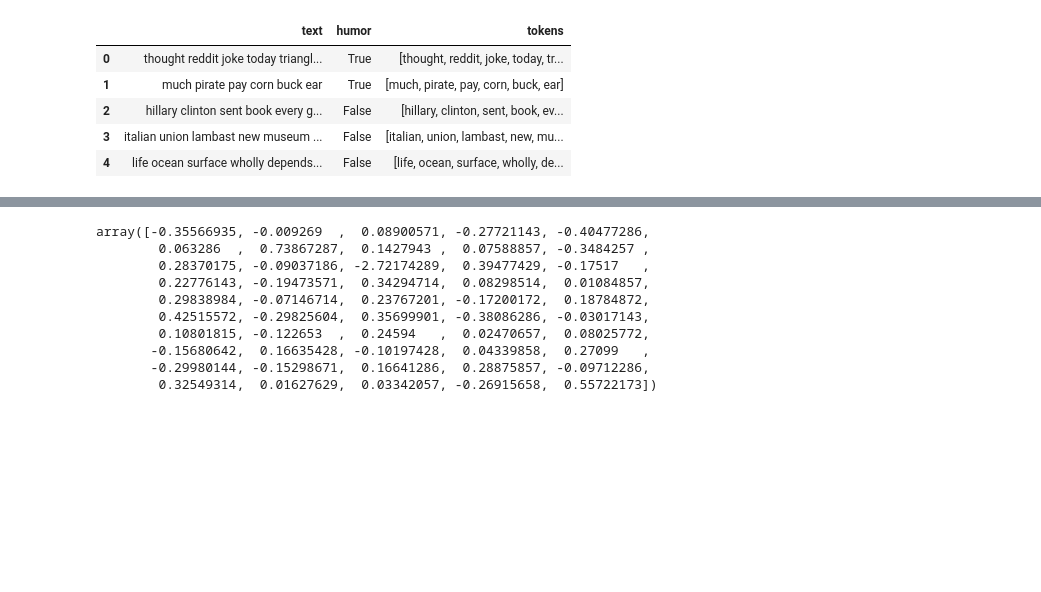
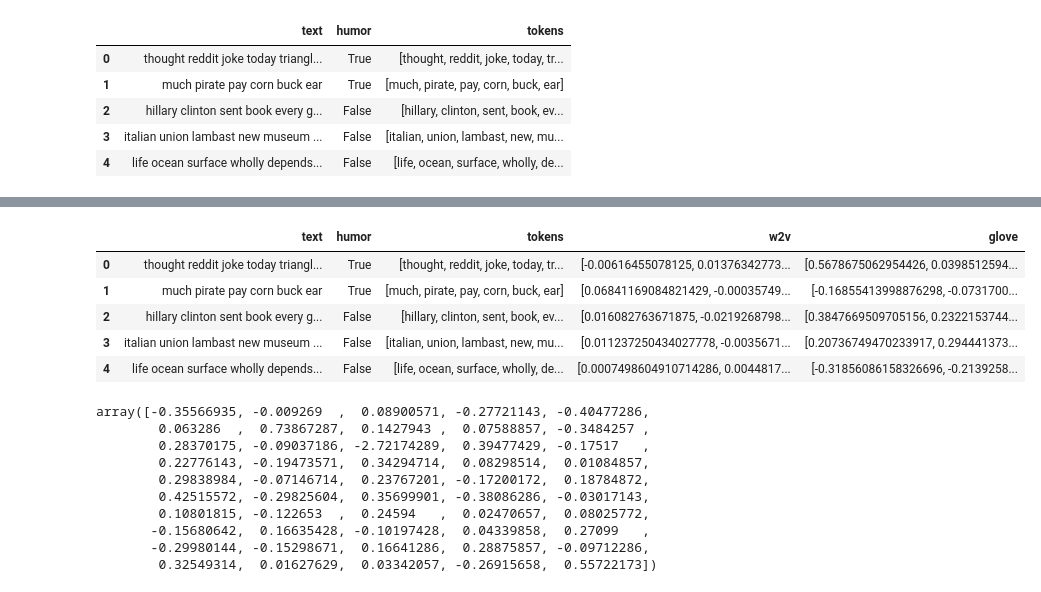
Before and after one commit to yjiahao/Humor-Detection, a Jupyter notebook: ML_models_experimentation.ipynb, the cells around one changed output, grey strips where cells are left out. Saved outputs shown, nothing was run; the diff lists cells and outputs as text; code cells hidden in the pictures; blank space fills up the shorter version.

```diff
--- a/ML_models_experimentation.ipynb
+++ b/ML_models_experimentation.ipynb
@@ -223 +216,11 @@ test_df.head()
+# %%
+test_df['glove'] = test_df['tokens'].apply(lambda x: sent_vec(x, model))
+test_df.head()
+# %% [output]
+|  | text | humor | tokens | w2v | glove |
+| 0 | thought reddit joke today triangl... | True | [thought, reddit, joke, today, tr... | [-0.00616455078125, 0.01376342773... | [0.5678675062954426, 0.0398512594... |
+| 1 | much pirate pay corn buck ear | True | [much, pirate, pay, corn, buck, ear] | [0.06841169084821429, -0.00035749... | [-0.16855413998876298, -0.0731700... |
+| 2 | hillary clinton sent book every g... | False | [hillary, clinton, sent, book, ev... | [0.016082763671875, -0.0219268798... | [0.3847669509705156, 0.2322153744... |
+| 3 | italian union lambast new museum ... | False | [italian, union, lambast, new, mu... | [0.011237250434027778, -0.0035671... | [0.20736749470233917, 0.294441373... |
+| 4 | life ocean surface wholly depends... | False | [life, ocean, surface, wholly, de... | [0.0007498604910714286, 0.0044817... | [-0.31856086158326696, -0.2139258... |
 # %%
```
Also changed, not shown: parts of 19 cells of this notebook.
